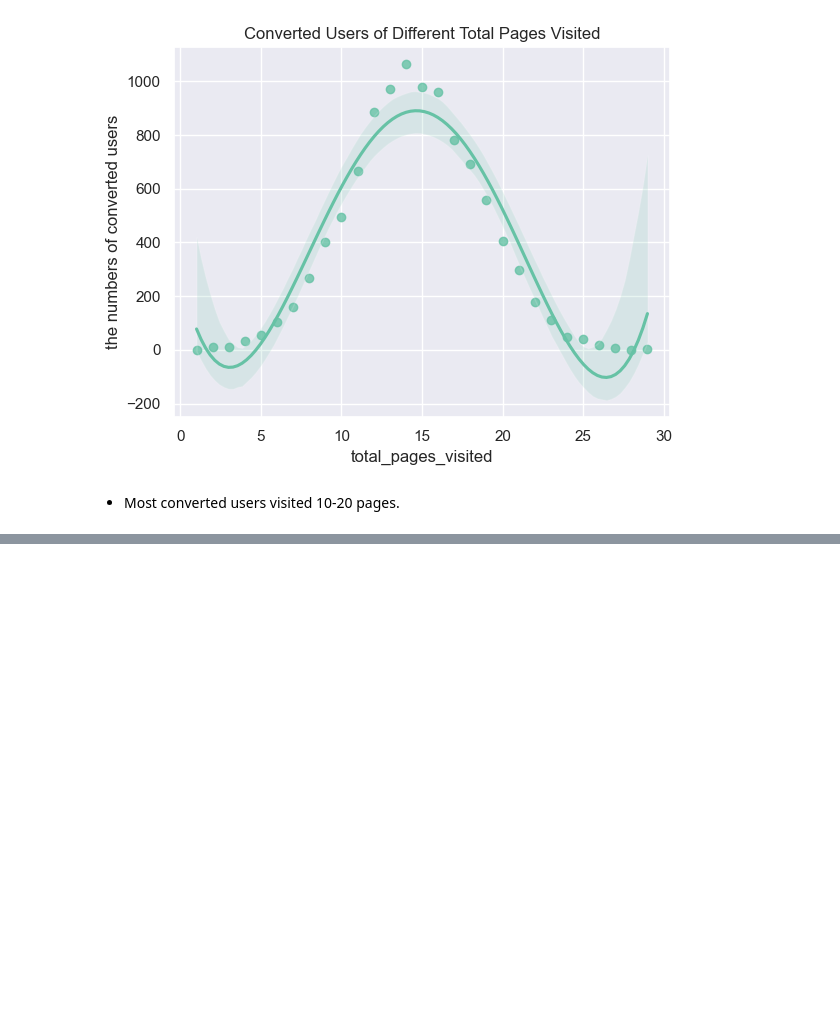
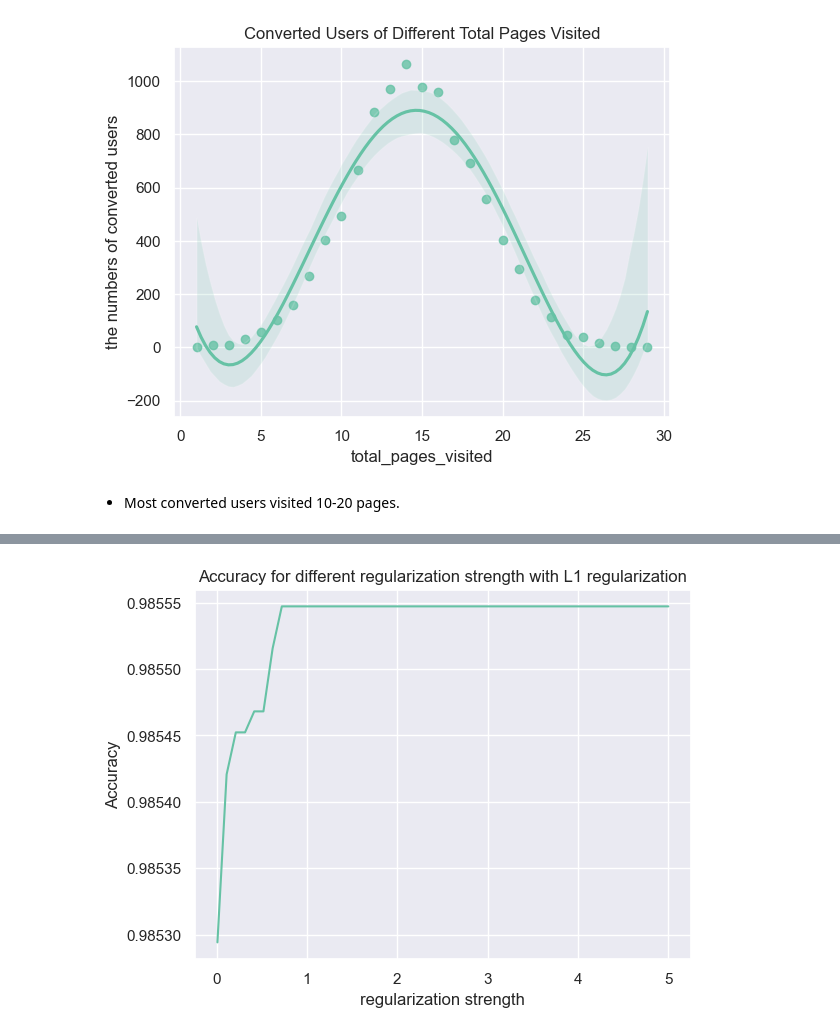
Before and after one commit to JielingChen/optimizing_conversion_rate, a Jupyter notebook: Optimizing Conversion Rate.ipynb, the cells around one changed output, grey strips where cells are left out. Saved outputs shown, nothing was run; the diff lists cells and outputs as text; code cells hidden in the pictures; blank space fills up the shorter version.

```diff
--- a/Optimizing Conversion Rate.ipynb
+++ b/Optimizing Conversion Rate.ipynb
@@ -336,0 +482,20 @@ plt.show()
+# %%
+# set the regularization strength & accuracies list
+C = np.linspace(0.01, 5, num=50)
+accuracies = []
+
+# create the for loop
+for c in C:
+  	# Create the model with L1 regularization, predictions & save the accuracies
+    model = LogisticRegression(C=c, penalty='l1', solver='saga', random_state=seed)
+    predictions = model.fit(X_train_minmax, y_train).predict(X_test_minmax)
+    accuracies.append(accuracy_score(y_test, predictions))
+
+# plot results
+plt.plot(C, accuracies)
+plt.gca().set(xlabel='regularization strength',
+              ylabel='Accuracy',
+              title='Accuracy for different regularization strength with L1 regularization')
+plt.show()
+# %% [output]
+[figure, added]
```
Also changed, not shown: parts of 35 cells of this notebook.
